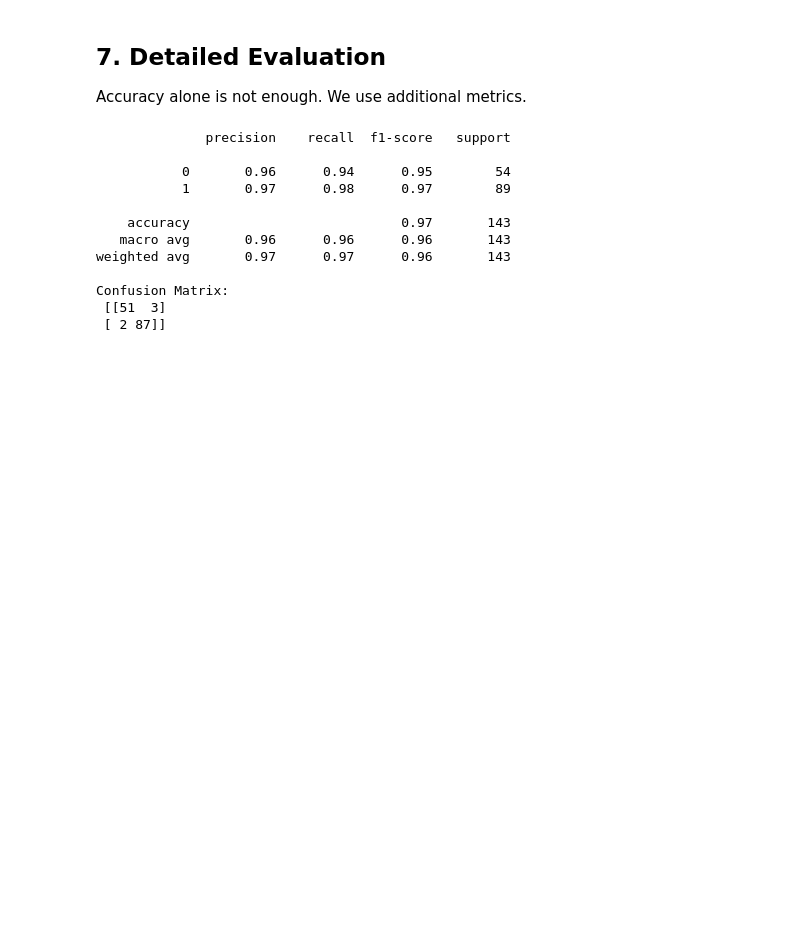
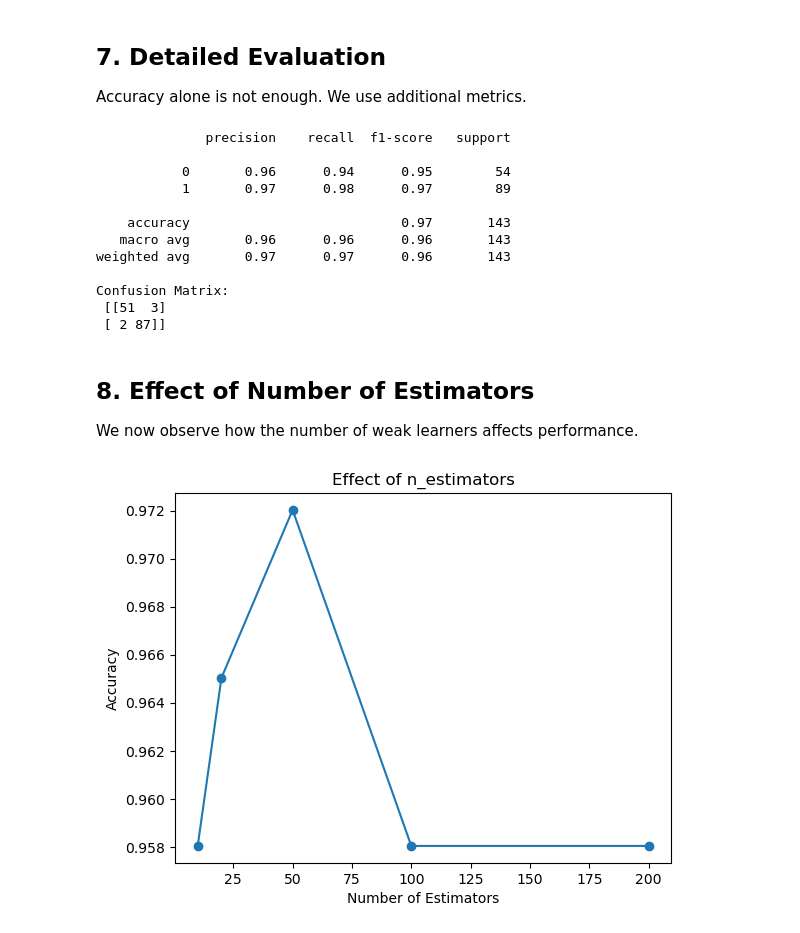
Before and after one commit to shoyebreza/ML, a Jupyter notebook: Machine-learning/Module20-AdaBoost/Module_20_AdaBoost.ipynb, the cells around one changed output. Saved outputs shown, nothing was run; the diff lists cells and outputs as text; code cells hidden in the pictures; blank space fills up the shorter version.

Commit message:
Effect of Number of Estimators

```diff
--- a/Machine-learning/Module20-AdaBoost/Module_20_AdaBoost.ipynb
+++ b/Machine-learning/Module20-AdaBoost/Module_20_AdaBoost.ipynb
@@ -123,3 +123,28 @@ weighted avg       0.97      0.97      0.96       143
 Confusion Matrix:
  [[51  3]
  [ 2 87]]
+# %% [markdown]
+## 8. Effect of Number of Estimators
+We now observe how the number of weak learners affects performance.
+# %%
+#Effect of Number of Estimators
+estimators = [10,20,50,100,200]
+accs = []
+for n in estimators:
+  model = AdaBoostClassifier(
+      estimator = base_learner,
+      n_estimators = n,
+      learning_rate = 0.3,
+      random_state = 42
+  )
+  model.fit(X_train,y_train)
+  accs.append(accuracy_score(y_test,model.predict(X_test)))
+
+
+plt.plot(estimators, accs, marker='o')
+plt.xlabel('Number of Estimators')
+plt.ylabel('Accuracy')
+plt.title('Effect of n_estimators')
+plt.show()
+# %% [output]
+[figure, added]
```
